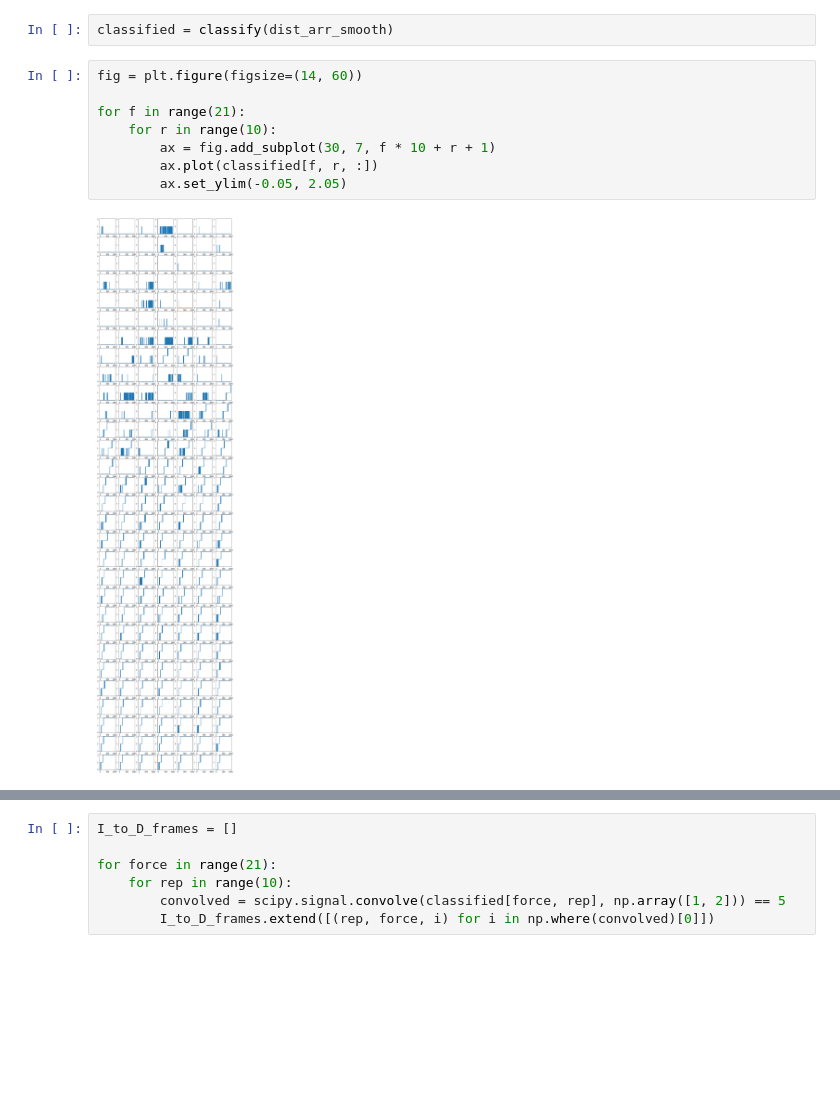
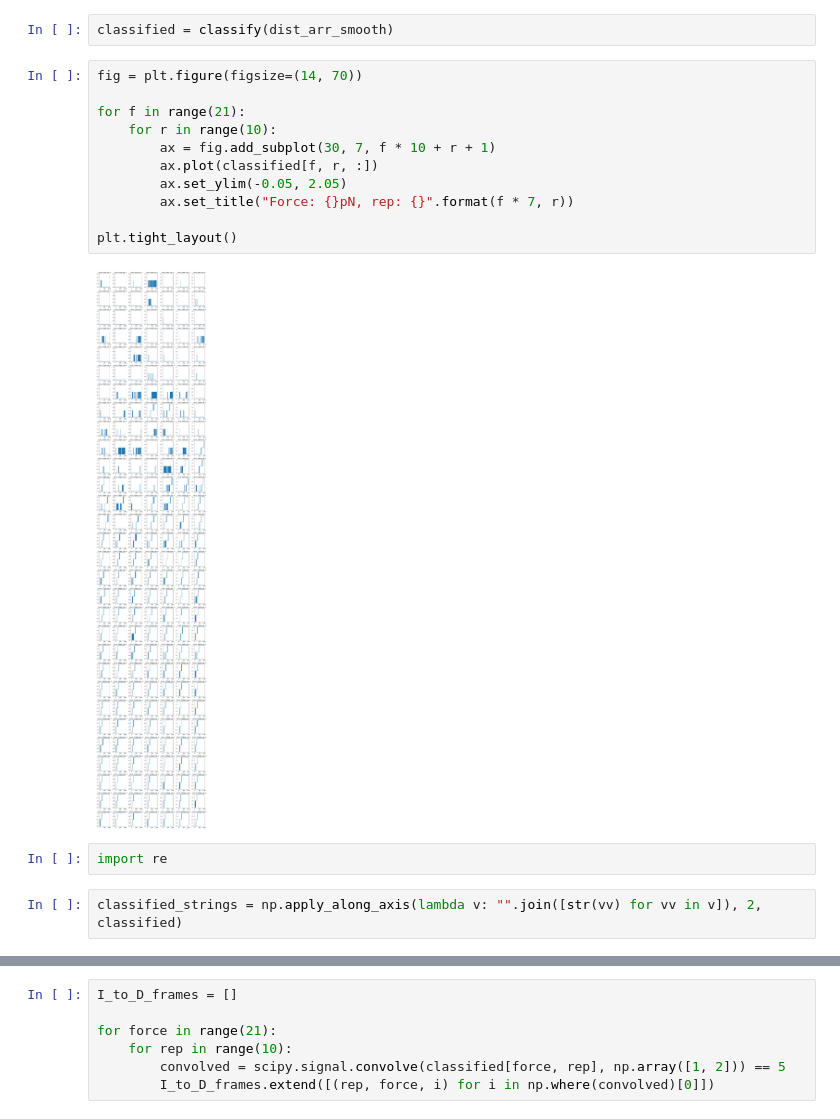
Before and after one commit to artemkondyukov/catch_bonds, a Jupyter notebook: notebooks/AssociationNucleus_1sq0.ipynb, the cells around one changed output, grey strips where cells are left out. Saved outputs shown, nothing was run; the diff lists cells and outputs as text; blank space fills up the shorter version.

Commit message:
Diff of freqs hist plot

```diff
--- a/notebooks/AssociationNucleus_1sq0.ipynb
+++ b/notebooks/AssociationNucleus_1sq0.ipynb
@@ -308,12 +308,19 @@ for f in range(21):
 # %%
 classified = classify(dist_arr_smooth)
 # %%
-fig = plt.figure(figsize=(14, 60))
+fig = plt.figure(figsize=(14, 70))
 
 for f in range(21):
     for r in range(10):
         ax = fig.add_subplot(30, 7, f * 10 + r + 1)
         ax.plot(classified[f, r, :])
         ax.set_ylim(-0.05, 2.05)
+        ax.set_title("Force: {}pN, rep: {}".format(f * 7, r))
+
+plt.tight_layout()
 # %% [output]
-[figure, old version]
+[figure, new version]
+# %%
+import re
+# %%
+classified_strings = np.apply_along_axis(lambda v: "".join([str(vv) for vv in v]), 2, classified)
```
Also changed, not shown: parts of 35 cells of this notebook.
